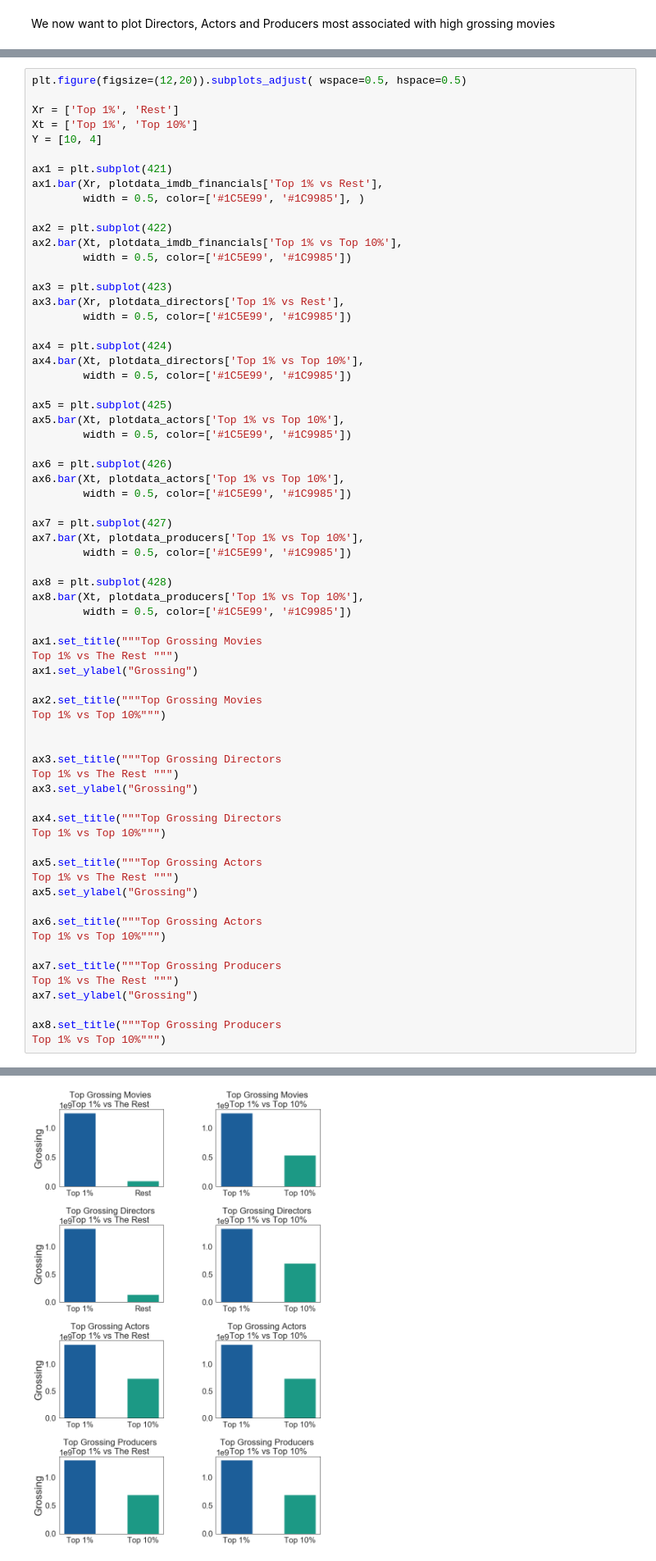
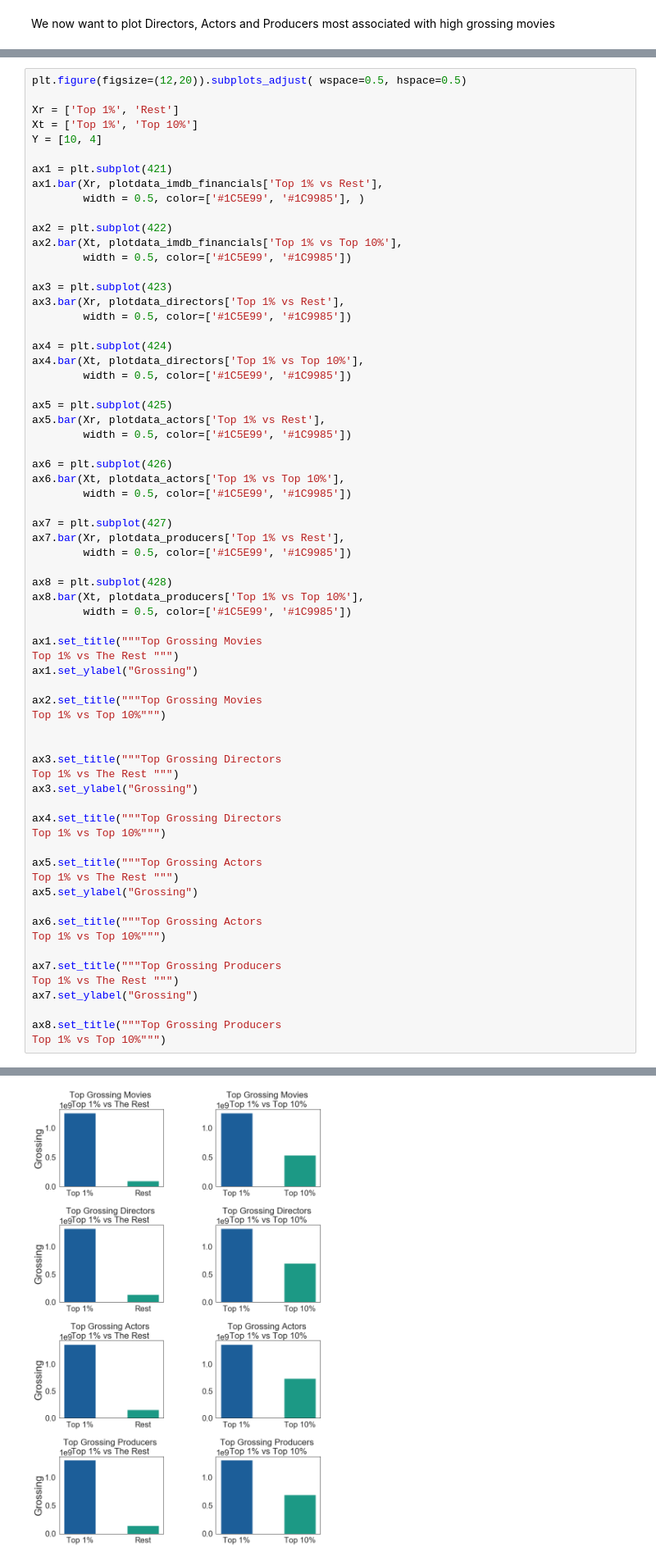
Before and after one commit to fecezar/movie-analysis-project, a Jupyter notebook: dylan_project/dylan_final.ipynb, the cells around one changed output, grey strips where cells are left out. Shown at 82% size. Saved outputs shown, nothing was run; the diff lists cells and outputs as text.

```diff
--- a/dylan_project/dylan_final.ipynb
+++ b/dylan_project/dylan_final.ipynb
@@ -1497,7 +1497,7 @@ ax4.bar(Xt, plotdata_directors['Top 1% vs Top 10%'],
         width = 0.5, color=['#1C5E99', '#1C9985'])
 
 ax5 = plt.subplot(425)
-ax5.bar(Xt, plotdata_actors['Top 1% vs Top 10%'],
+ax5.bar(Xr, plotdata_actors['Top 1% vs Rest'],
         width = 0.5, color=['#1C5E99', '#1C9985'])
 
 ax6 = plt.subplot(426)
@@ -1505,7 +1505,7 @@ ax6.bar(Xt, plotdata_actors['Top 1% vs Top 10%'],
         width = 0.5, color=['#1C5E99', '#1C9985'])
 
 ax7 = plt.subplot(427)
-ax7.bar(Xt, plotdata_producers['Top 1% vs Top 10%'],
+ax7.bar(Xr, plotdata_producers['Top 1% vs Rest'],
         width = 0.5, color=['#1C5E99', '#1C9985'])
 
 ax8 = plt.subplot(428)
@@ -1515,31 +1515,31 @@ ax8.bar(Xt, plotdata_producers['Top 1% vs Top 10%'],
 ax1.set_title("""Top Grossing Movies
 Top 1% vs The Rest """)
 ax1.set_ylabel("Grossing")
 
 ax2.set_title("""Top Grossing Movies
 Top 1% vs Top 10%""")
 
 
 ax3.set_title("""Top Grossing Directors
 Top 1% vs The Rest """)
 ax3.set_ylabel("Grossing")
 
 ax4.set_title("""Top Grossing Directors
 Top 1% vs Top 10%""")
 
 ax5.set_title("""Top Grossing Actors
 Top 1% vs The Rest """)
 ax5.set_ylabel("Grossing")
 
 ax6.set_title("""Top Grossing Actors
 Top 1% vs Top 10%""")
 
 ax7.set_title("""Top Grossing Producers
 Top 1% vs The Rest """)
 ax7.set_ylabel("Grossing")
 
 ax8.set_title("""Top Grossing Producers
 Top 1% vs Top 10%""")
 # %% [output]
 Text(0.5, 1.0, 'Top Grossing Producers \nTop 1% vs Top 10%')
-[figure, old version]
+[figure, new version]
```
Also changed, not shown: parts of 2 cells of this notebook, 6 other files.
